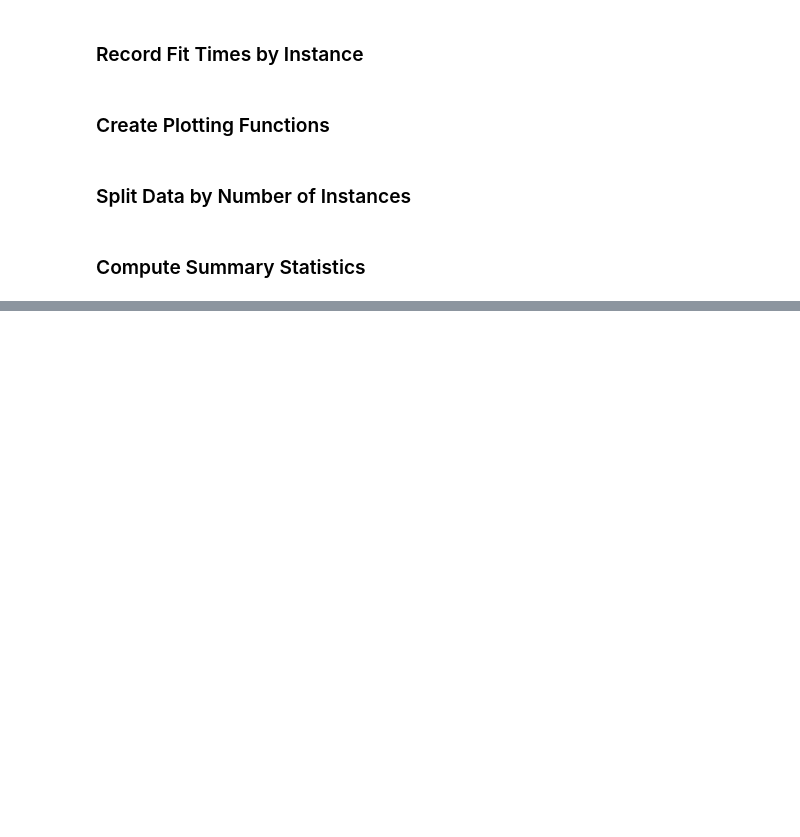
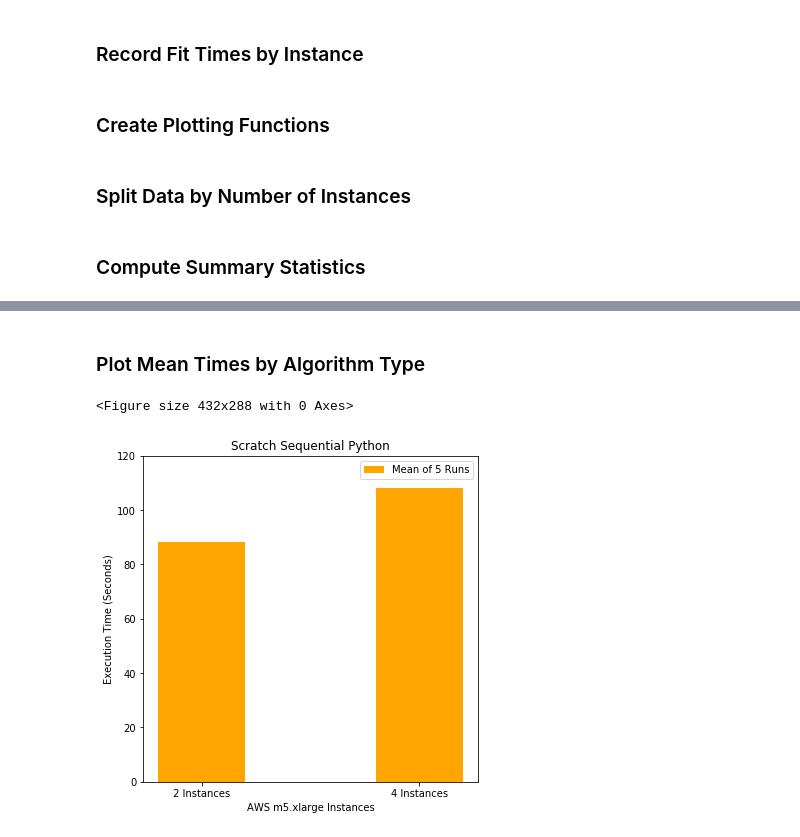
Before and after one commit to jstremme/DATA512-Research, a Jupyter notebook: final_project/notebooks/09_execution_time_analysis.ipynb, the cells around one changed output, grey strips where cells are left out. Saved outputs shown, nothing was run; the diff lists cells and outputs as text; code cells hidden in the pictures; blank space fills up the shorter version.

Commit message:
add images and update plotting nbs

```diff
--- a/final_project/notebooks/09_execution_time_analysis.ipynb
+++ b/final_project/notebooks/09_execution_time_analysis.ipynb
@@ -57,3 +40,19 @@ def plot_execution_time(df, algos, title, suptitle):
+# %%
+def plot_mean_times(instances, mean_times, algos, title, color):
+
+    plt.clf()
+
+    plt.figure(figsize=(6,6))
+    plt.bar(instances, mean_times, label='Mean of 5 Runs', color=color)
+
+    plt.title(title)
+    plt.xticks(instances, algos)
+    plt.xlabel('AWS m5.xlarge Instances')
+    plt.ylabel('Execution Time (Seconds)')
+    plt.axis([None, None, 0, 120])
+    plt.legend(loc='best')
+
+    plt.show()
 # %% [markdown]
 ### Split Data by Number of Instances
 # %%
@@ -92,0 +94,11 @@ plot_execution_time(summary_df, algos,
+# %% [markdown]
+### Plot Mean Times by Algorithm Type
+# %%
+instances = [2, 4]
+algos = ['2 Instances', '4 Instances']
+# %%
+means = [88.2, 108.0]
+plot_mean_times(instances, means, algos, title='Scratch Sequential Python', color='orange')
+# %% [output]
+<Figure size 432x288 with 0 Axes>
+[figure, added]
```
Also changed, not shown: parts of 7 cells of this notebook, 11 other files.
